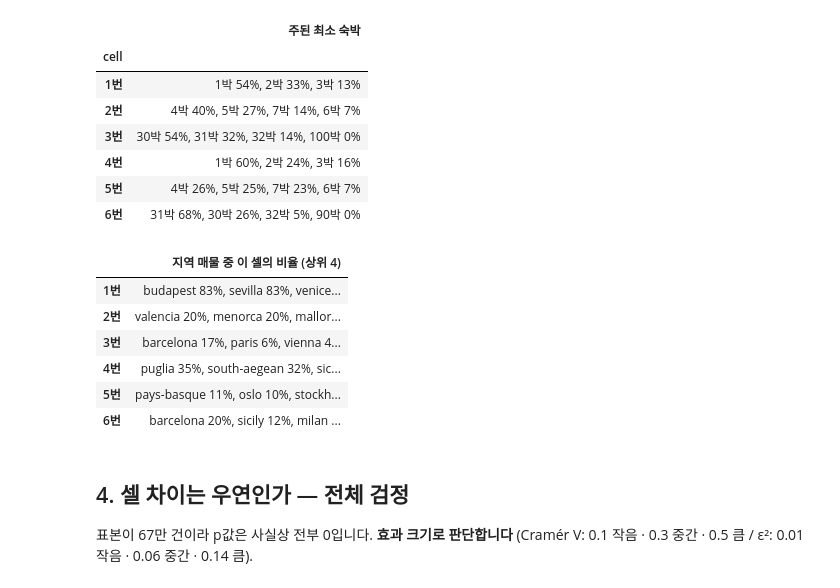
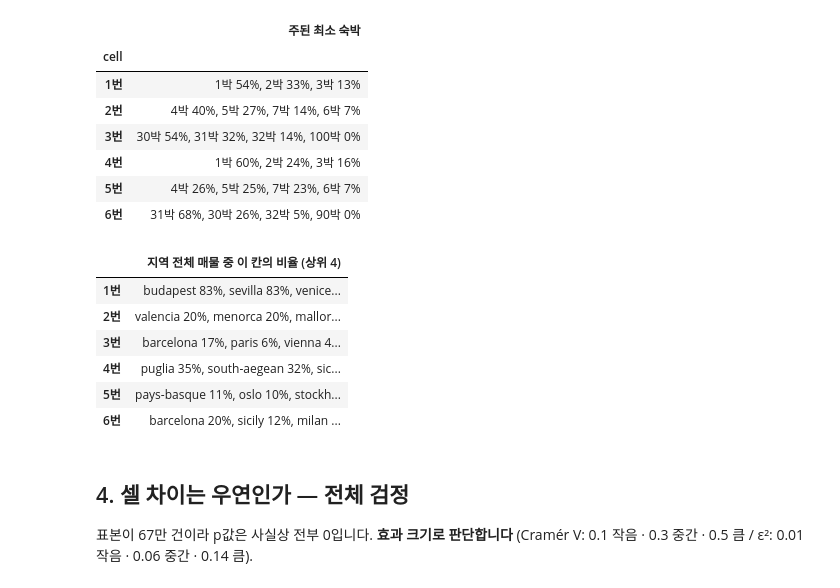
Before and after one commit to younghyun729/insight-2026-2, a Jupyter notebook: notebooks/segmentation_2x3.ipynb, the cells around one changed output. Cells and saved outputs as stored; diff of their text form; code cells hidden in the pictures.

```diff
--- a/notebooks/segmentation_2x3.ipynb
+++ b/notebooks/segmentation_2x3.ipynb
@@ -315,17 +315,18 @@ s.groupby("cell")["minimum_nights"].apply(
 | 5번 | 4박 26%, 5박 25%, 7박 23%, 6박 7% |
 | 6번 | 31박 68%, 30박 26%, 32박 5%, 90박 0% |
 # %%
-# [3-4] 셀별 상위 지역 — '그 지역 매물 중 이 셀의 비율'이 전체 평균보다 높은 지역 (지역 매물 2,000건 이상)
-# 비율의 분모는 지역 매물 수다. '이 셀 매물 중 그 지역의 비율'(구성비)은 큰 도시가 항상 위에 오므로 쓰지 않는다.
+# [3-4] 칸별 상위 지역 — '지역 전체 매물(1–6번 합계) 중 이 칸의 비율'이 높은 지역 (지역 매물 2,000건 이상)
+# 예: 부다페스트 전체 매물 10,349건 중 8,609건이 1번 → 83%.
+# 반대 방향인 '이 칸 매물 중 그 지역의 비중'(구성비, 1번 중 부다페스트 2.1%)은 큰 도시가 항상 위에 오므로 쓰지 않는다.
 reg = pd.crosstab(s["region"], s["cell"])[CELLS]
 reg_share = reg.div(reg.sum(axis=1), axis=0)
 base = s["cell"].value_counts(normalize=True)
 big = reg.sum(axis=1) >= 2000
 top = {c: ", ".join(f"{r} {reg_share.loc[r, c]:.0%}" for r in (reg_share.loc[big, c] / base[c]).nlargest(4).index)
        for c in CELLS}
-pd.Series(top, name="지역 매물 중 이 셀의 비율 (상위 4)").to_frame()
+pd.Series(top, name="지역 전체 매물 중 이 칸의 비율 (상위 4)").to_frame()
 # %% [output]
-|  | 지역 매물 중 이 셀의 비율 (상위 4) |
+|  | 지역 전체 매물 중 이 칸의 비율 (상위 4) |
 | 1번 | budapest 83%, sevilla 83%, venice... |
 | 2번 | valencia 20%, menorca 20%, mallor... |
 | 3번 | barcelona 17%, paris 6%, vienna 4... |
```
Also changed, not shown: parts of 6 cells of this notebook, 1 other file.
